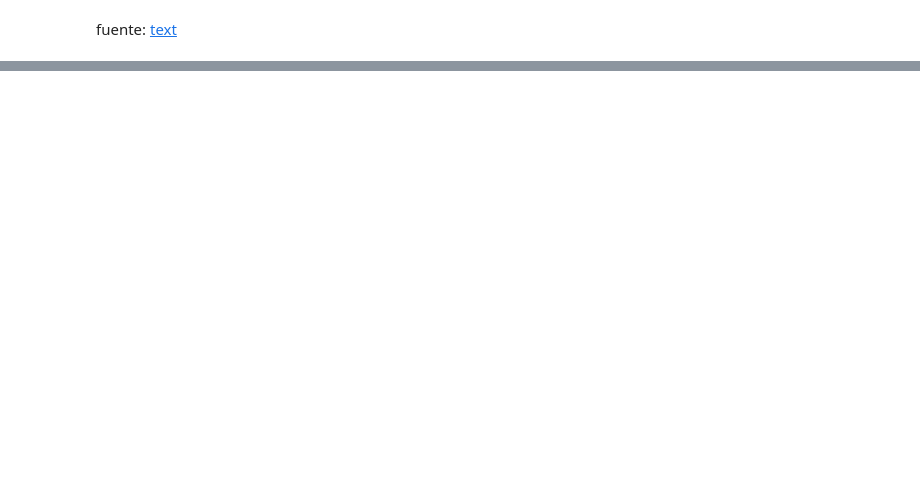
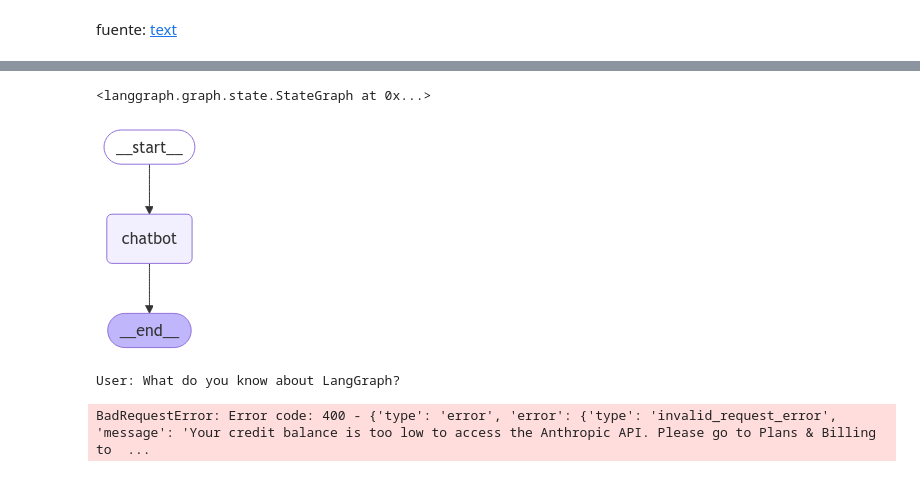
Before and after one commit to nestorxyz/learn-ai, a Jupyter notebook: langchain/lang-graph/quick-start.ipynb, the cells around one changed output, grey strips where cells are left out. Saved outputs shown, nothing was run; the diff lists cells and outputs as text; code cells hidden in the pictures; blank space fills up the shorter version.

```diff
--- a/langchain/lang-graph/quick-start.ipynb
+++ b/langchain/lang-graph/quick-start.ipynb
@@ -44,3 +44,57 @@ class State(TypedDict):
 
 
 graph_builder = StateGraph(State)
+# %%
+from langchain_anthropic import ChatAnthropic
+
+llm = ChatAnthropic(model="claude-3-5-sonnet-20240620")
+
+
+def chatbot(state: State):
+    return {"messages": [llm.invoke(state["messages"])]}
+
+
+# The first argument is the unique node name
+# The second argument is the function or object that will be called whenever
+# the node is used.
+graph_builder.add_node("chatbot", chatbot)
+# %% [output]
+<langgraph.graph.state.StateGraph at 0x...>
+# %%
+graph_builder.add_edge(START, "chatbot")
+graph_builder.add_edge("chatbot", END)
+graph = graph_builder.compile()
+# %%
+from IPython.display import Image, display
+
+try:
+    display(Image(graph.get_graph().draw_mermaid_png()))
+except Exception:
+    # This requires some extra dependencies and is optional
+    pass
+# %% [output]
+[figure, added]
+# %%
+def stream_graph_updates(user_input: str):
+    for event in graph.stream({"messages": [("user", user_input)]}):
+        for value in event.values():
+            print("Assistant:", value["messages"][-1].content)
+
+
+while True:
+    try:
+        user_input = input("User: ")
+        if user_input.lower() in ["quit", "exit", "q"]:
+            print("Goodbye!")
+            break
+
+        stream_graph_updates(user_input)
+    except:
+        # fallback if input() is not available
+        user_input = "What do you know about LangGraph?"
+        print("User: " + user_input)
+        stream_graph_updates(user_input)
+        break
+# %% [output]
+User: What do you know about LangGraph?
+BadRequestError: Error code: 400 - {'type': 'error', 'error': {'type': 'invalid_request_error', 'message': 'Your credit balance is too low to access the Anthropic API. Please go to Plans & Billing to  ...
```
Also changed, not shown: parts of 1 cell of this notebook.
